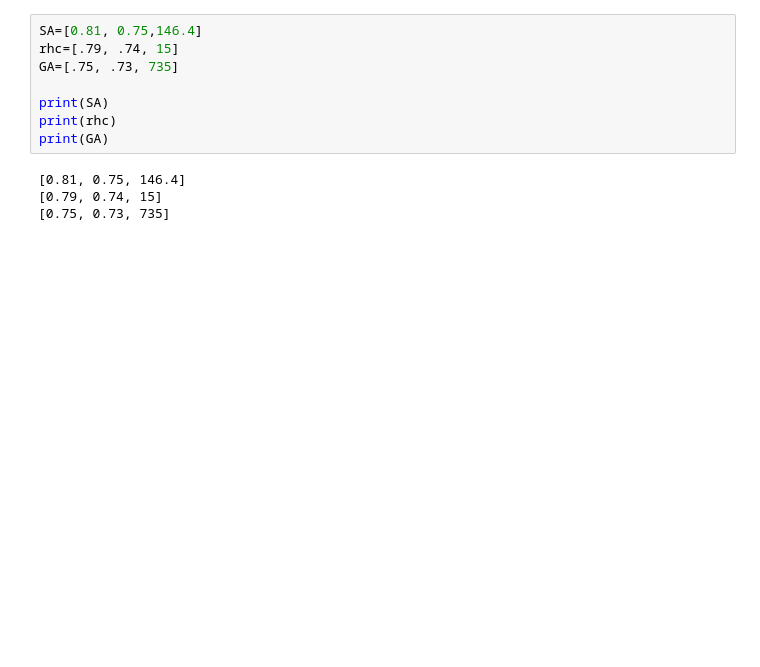
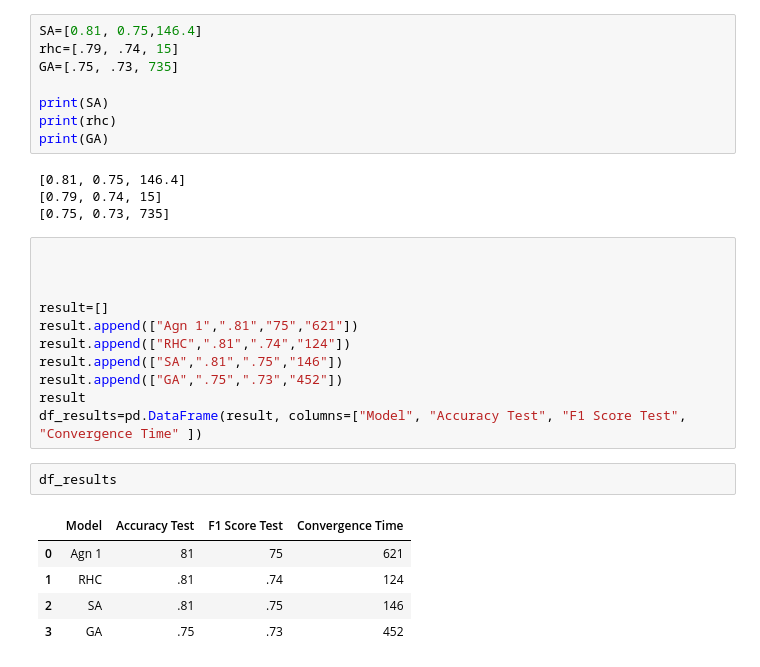
Before and after one commit to swaBid/CS7641, a Jupyter notebook: notebooks/assign2_NN.ipynb, the cells around one changed output. Cells and saved outputs as stored; diff of their text form; blank space fills up the shorter version.

```diff
--- a/notebooks/assign2_NN.ipynb
+++ b/notebooks/assign2_NN.ipynb
@@ -721,3 +725,22 @@ print(GA)
 [0.81, 0.75, 146.4]
 [0.79, 0.74, 15]
 [0.75, 0.73, 735]
+# %%
+
+
+
+result=[]
+result.append(["Agn 1",".81","75","621"])
+result.append(["RHC",".81",".74","124"])
+result.append(["SA",".81",".75","146"])
+result.append(["GA",".75",".73","452"])
+result
+df_results=pd.DataFrame(result, columns=["Model", "Accuracy Test", "F1 Score Test", "Convergence Time" ])
+# %%
+df_results
+# %% [output]
+|  | Model | Accuracy Test | F1 Score Test | Convergence Time |
+| 0 | Agn 1 | 81 | 75 | 621 |
+| 1 | RHC | .81 | .74 | 124 |
+| 2 | SA | .81 | .75 | 146 |
+| 3 | GA | .75 | .73 | 452 |
```
Also changed, not shown: parts of 6 cells of this notebook, 1 other file.
